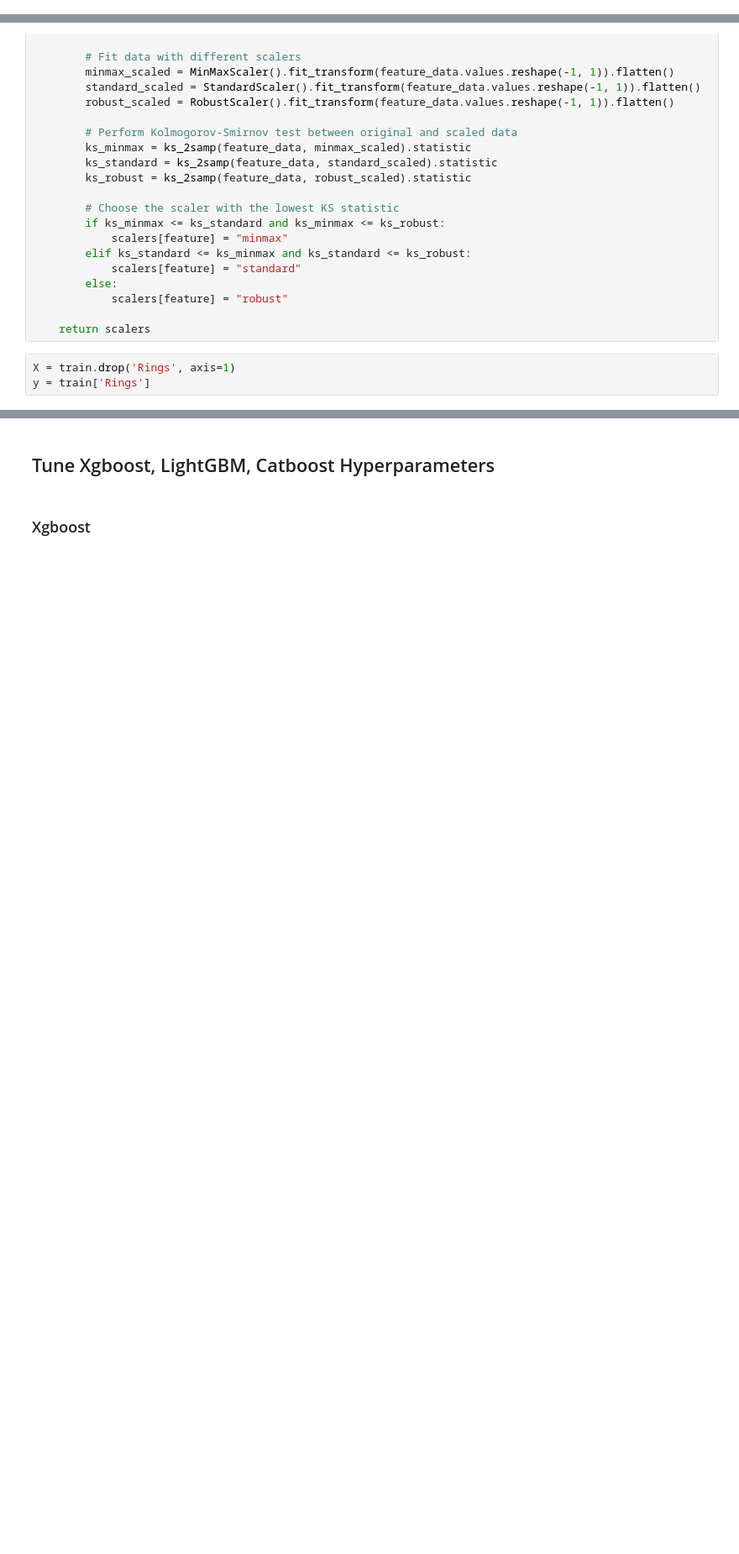
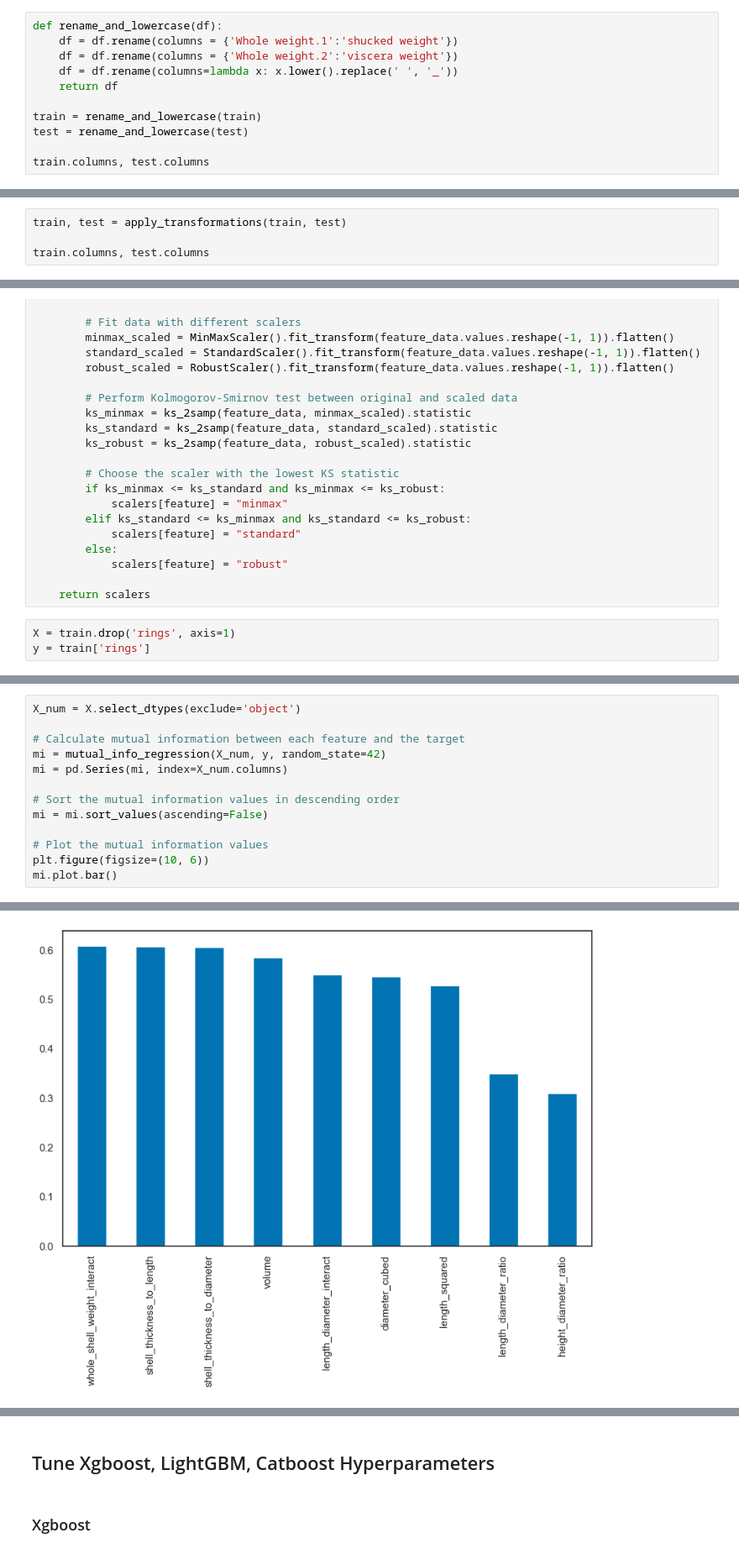
Before and after one commit to RuiFSP/Kaggle, a Jupyter notebook: Playground_Series_S4/4-Regression_with_an_Abalone_Dataset/regression_with_an_abalonev3.ipynb, the cells around one changed output, grey strips where cells are left out. Shown at 84% size. Saved outputs shown, nothing was run; the diff lists cells and outputs as text; blank space fills up the shorter version.

```diff
--- a/Playground_Series_S4/4-Regression_with_an_Abalone_Dataset/regression_with_an_abalonev3.ipynb
+++ b/Playground_Series_S4/4-Regression_with_an_Abalone_Dataset/regression_with_an_abalonev3.ipynb
@@ -42,0 +84,11 @@ sub = pd.read_csv('data/sample_submission.csv',index_col=0)
+# %%
+def rename_and_lowercase(df):
+    df = df.rename(columns = {'Whole weight.1':'shucked weight'})
+    df = df.rename(columns = {'Whole weight.2':'viscera weight'})
+    df = df.rename(columns=lambda x: x.lower().replace(' ', '_'))
+    return df
+
+train = rename_and_lowercase(train)
+test = rename_and_lowercase(test)
+
+train.columns, test.columns
@@ -42,0 +165,4 @@ sub = pd.read_csv('data/sample_submission.csv',index_col=0)
+# %%
+train, test = apply_transformations(train, test)
+
+train.columns, test.columns
@@ -154,8 +269,8 @@ def choose_scaler_for_features(data):
 
     return scalers
 # %%
-X = train.drop('Rings', axis=1)
-y = train['Rings']
+X = train.drop('rings', axis=1)
+y = train['rings']
 # %%
 X_num = X.select_dtypes(exclude='object')
 
@@ -179,0 +307,14 @@ robust_list = [key for key, value in scalers.items() if value == 'robust']
+# %%
+X_num = X.select_dtypes(exclude='object')
+
+# Calculate mutual information between each feature and the target
+mi = mutual_info_regression(X_num, y, random_state=42)
+mi = pd.Series(mi, index=X_num.columns)
+
+# Sort the mutual information values in descending order
+mi = mi.sort_values(ascending=False)
+
+# Plot the mutual information values
+plt.figure(figsize=(10, 6))
+mi.plot.bar()
+# %% [output]
@@ -179,0 +322 @@ robust_list = [key for key, value in scalers.items() if value == 'robust']
+[figure, added]
```
Also changed, not shown: parts of 50 cells of this notebook.
